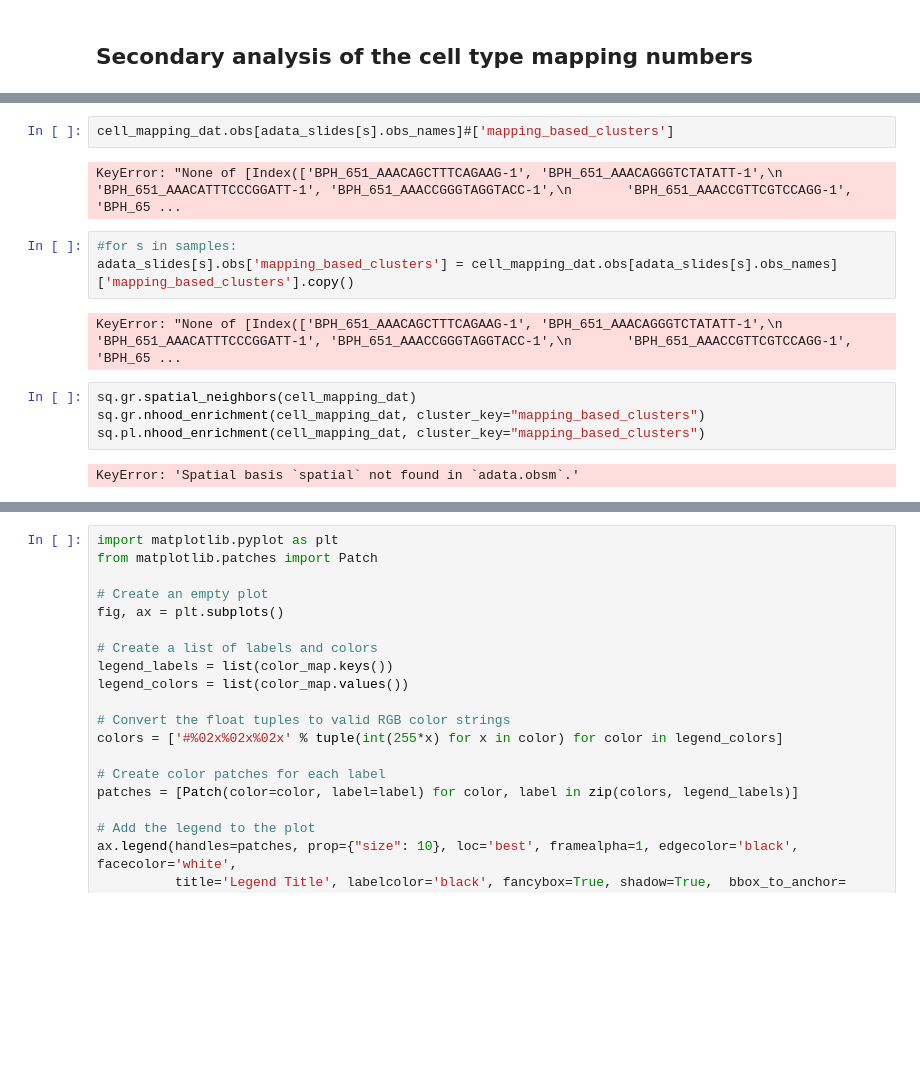
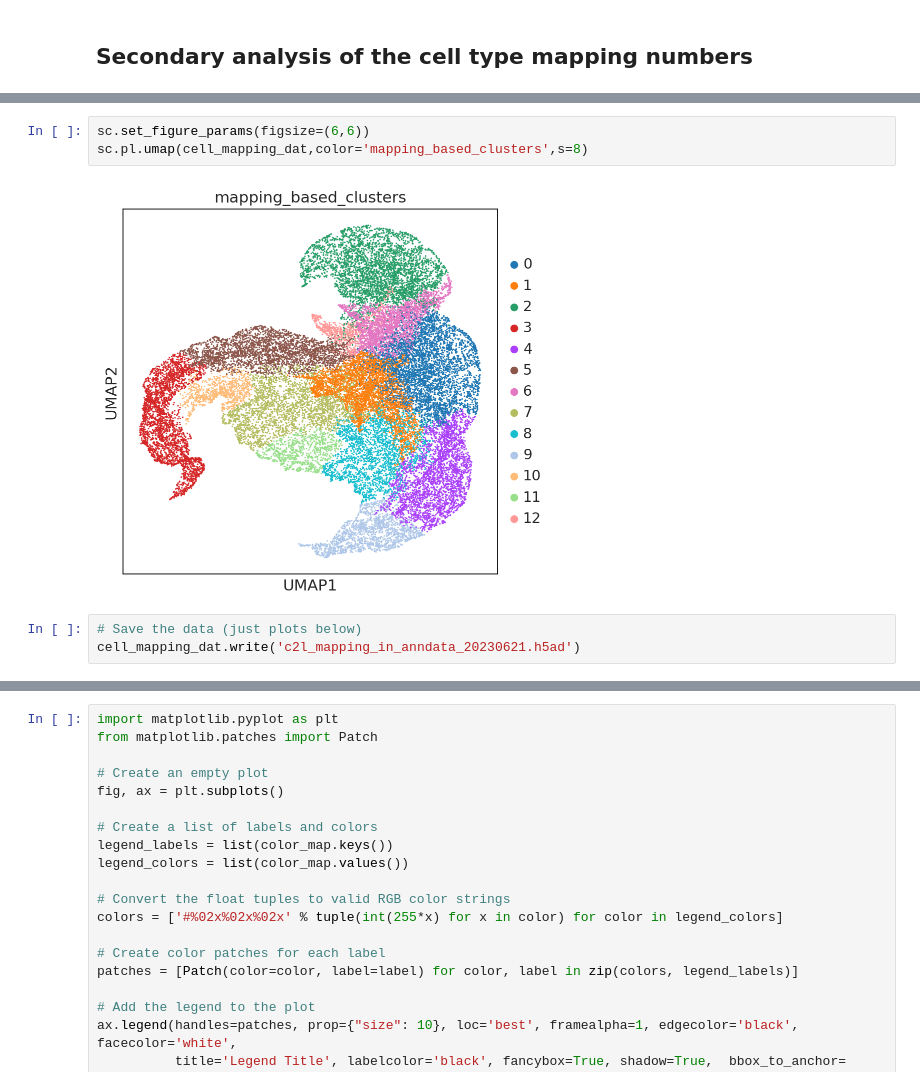
Before and after one commit to akiviaho/spatial, a Jupyter notebook: notebooks/spatial-post-c2l-mapping.ipynb, the cells around one changed output, grey strips where cells are left out. Cells and saved outputs as stored; diff of their text form; blank space fills up the shorter version.

```diff
--- a/notebooks/spatial-post-c2l-mapping.ipynb
+++ b/notebooks/spatial-post-c2l-mapping.ipynb
@@ -248,15 +184,8 @@ subset
-# %%
-cell_mapping_dat.obs[adata_slides[s].obs_names]#['mapping_based_clusters']
-# %% [output]
-KeyError: "None of [Index(['BPH_651_AAACAGCTTTCAGAAG-1', 'BPH_651_AAACAGGGTCTATATT-1',\n       'BPH_651_AAACATTTCCCGGATT-1', 'BPH_651_AAACCGGGTAGGTACC-1',\n       'BPH_651_AAACCGTTCGTCCAGG-1', 'BPH_65 ...
-# %%
-#for s in samples:
-adata_slides[s].obs['mapping_based_clusters'] = cell_mapping_dat.obs[adata_slides[s].obs_names]['mapping_based_clusters'].copy()
-# %% [output]
-KeyError: "None of [Index(['BPH_651_AAACAGCTTTCAGAAG-1', 'BPH_651_AAACAGGGTCTATATT-1',\n       'BPH_651_AAACATTTCCCGGATT-1', 'BPH_651_AAACCGGGTAGGTACC-1',\n       'BPH_651_AAACCGTTCGTCCAGG-1', 'BPH_65 ...
-# %%
-sq.gr.spatial_neighbors(cell_mapping_dat)
-sq.gr.nhood_enrichment(cell_mapping_dat, cluster_key="mapping_based_clusters")
-sq.pl.nhood_enrichment(cell_mapping_dat, cluster_key="mapping_based_clusters")
-# %% [output]
-KeyError: 'Spatial basis `spatial` not found in `adata.obsm`.'
+# %%
+sc.set_figure_params(figsize=(6,6))
+sc.pl.umap(cell_mapping_dat,color='mapping_based_clusters',s=8)
+# %% [output]
+[figure, added]
+# %%
+# Save the data (just plots below)
+cell_mapping_dat.write('c2l_mapping_in_anndata_20230621.h5ad')
```
Also changed, not shown: parts of 31 cells of this notebook.
